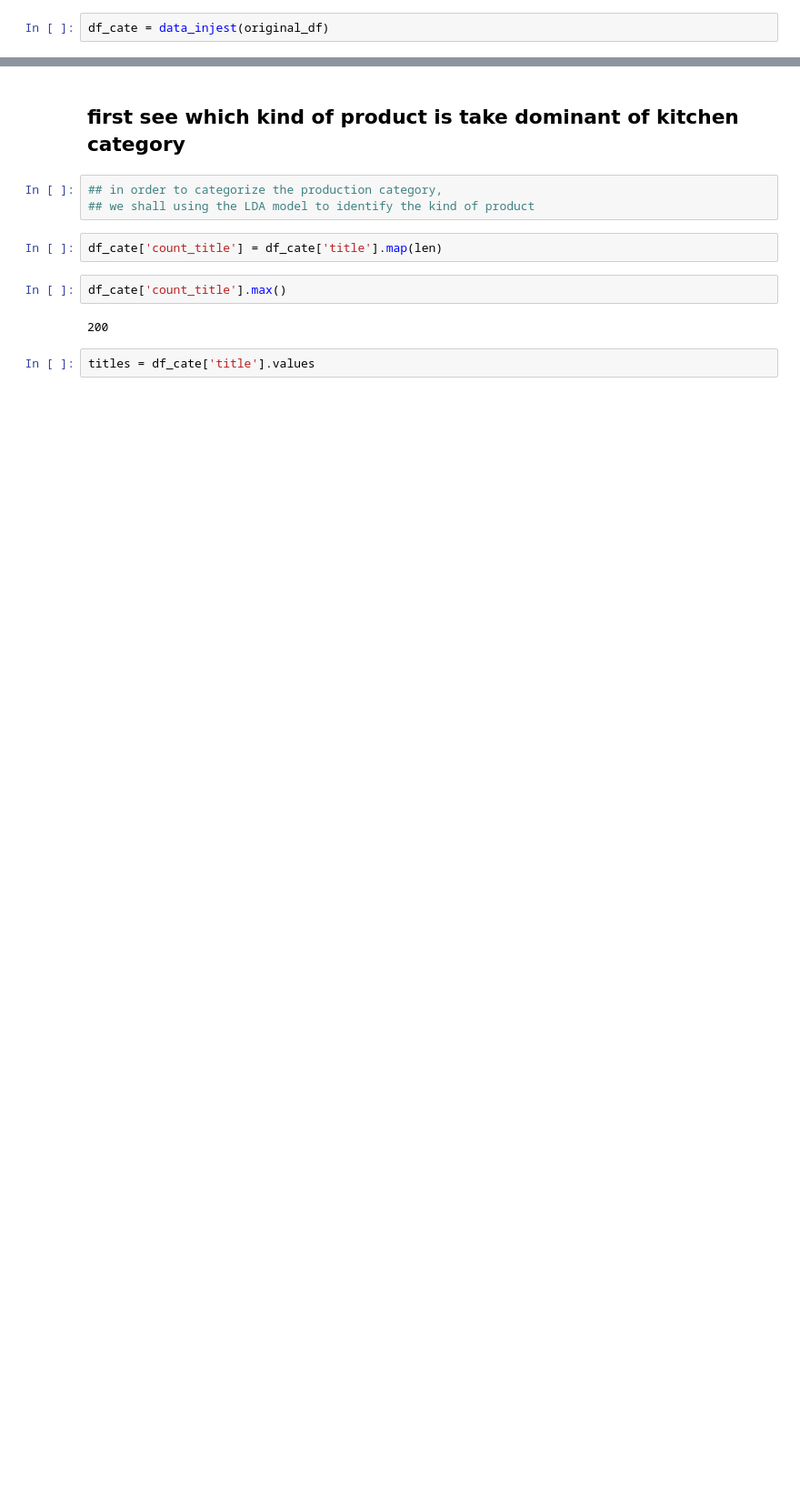
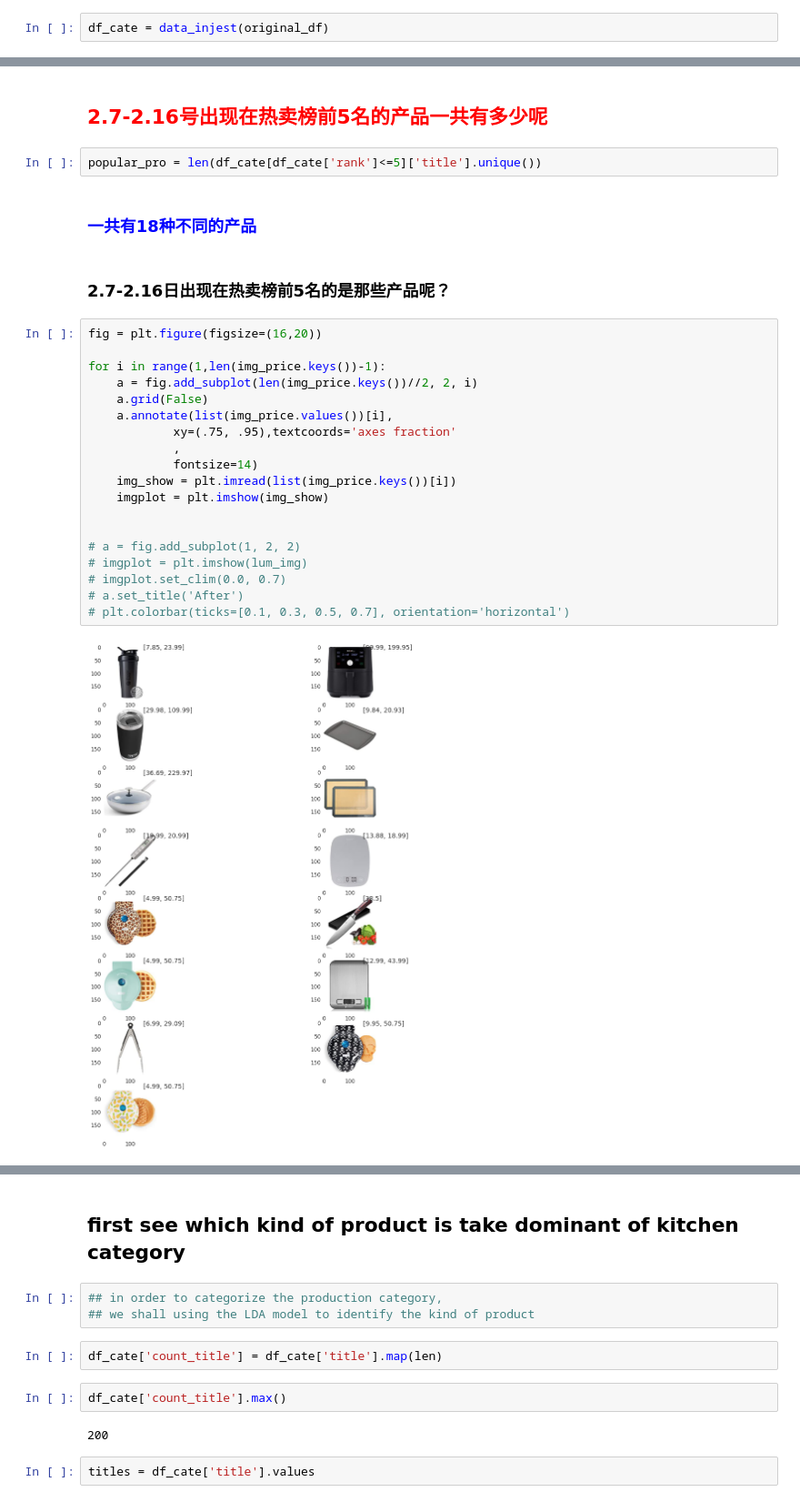
Before and after one commit to RayFromUiS/amzon_pop, a Jupyter notebook: amzon_app/data_injest/load_data.ipynb, the cells around one changed output, grey strips where cells are left out. Shown at 91% size. Saved outputs shown, nothing was run; the diff lists cells and outputs as text; blank space fills up the shorter version.

```diff
--- a/amzon_app/data_injest/load_data.ipynb
+++ b/amzon_app/data_injest/load_data.ipynb
@@ -120,0 +170,29 @@ rand_pro = random.choice(df_cate['title'].values)
+# %% [markdown]
+## <font color='red'>2.7-2.16号出现在热卖榜前5名的产品一共有多少呢
+# %%
+popular_pro = len(df_cate[df_cate['rank']<=5]['title'].unique())
+# %% [markdown]
+### <font color='blue'>一共有18种不同的产品
+# %% [markdown]
+### <font color='B'>2.7-2.16日出现在热卖榜前5名的是那些产品呢？
+# %%
+fig = plt.figure(figsize=(16,20))
+
+for i in range(1,len(img_price.keys())-1):
+    a = fig.add_subplot(len(img_price.keys())//2, 2, i)
+    a.grid(False)
+    a.annotate(list(img_price.values())[i],
+            xy=(.75, .95),textcoords='axes fraction'
+            ,
+            fontsize=14)
+    img_show = plt.imread(list(img_price.keys())[i])
+    imgplot = plt.imshow(img_show)
+
+
+# a = fig.add_subplot(1, 2, 2)
+# imgplot = plt.imshow(lum_img)
+# imgplot.set_clim(0.0, 0.7)
+# a.set_title('After')
+# plt.colorbar(ticks=[0.1, 0.3, 0.5, 0.7], orientation='horizontal')
+# %% [output]
+[figure, added]
```
Also changed, not shown: parts of 45 cells of this notebook, 20 other files.
